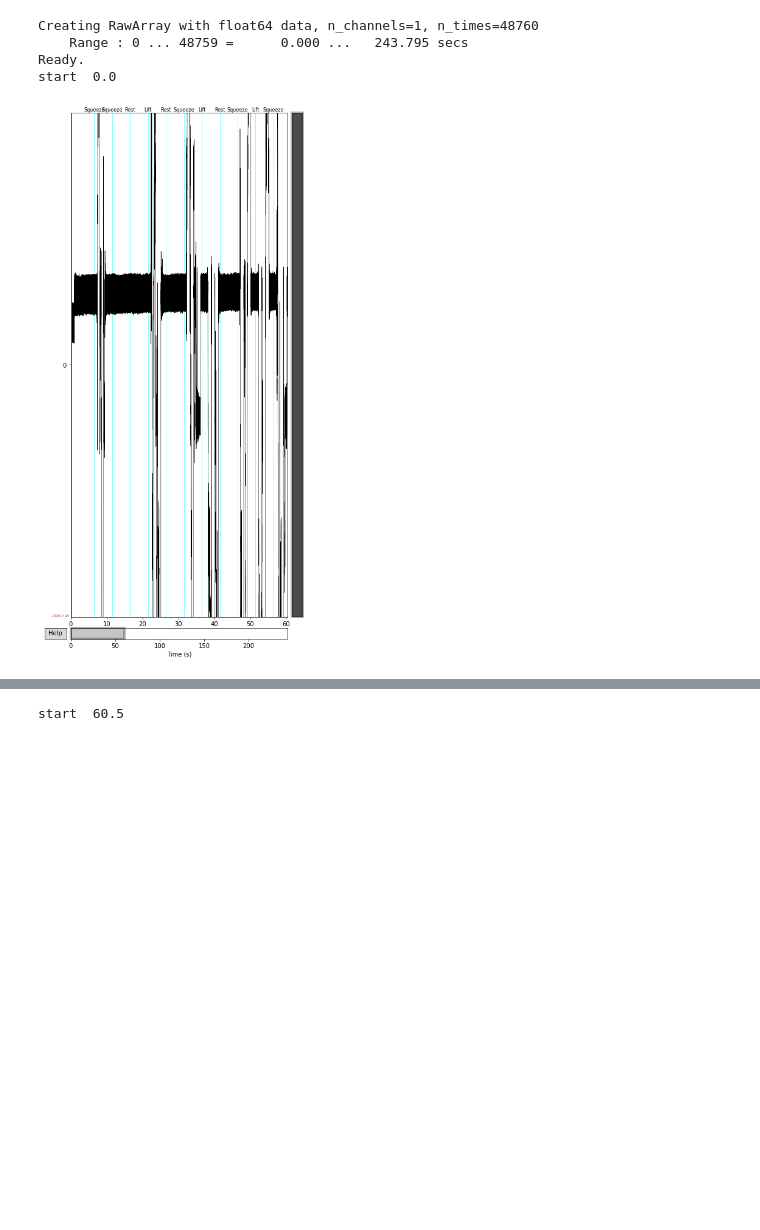
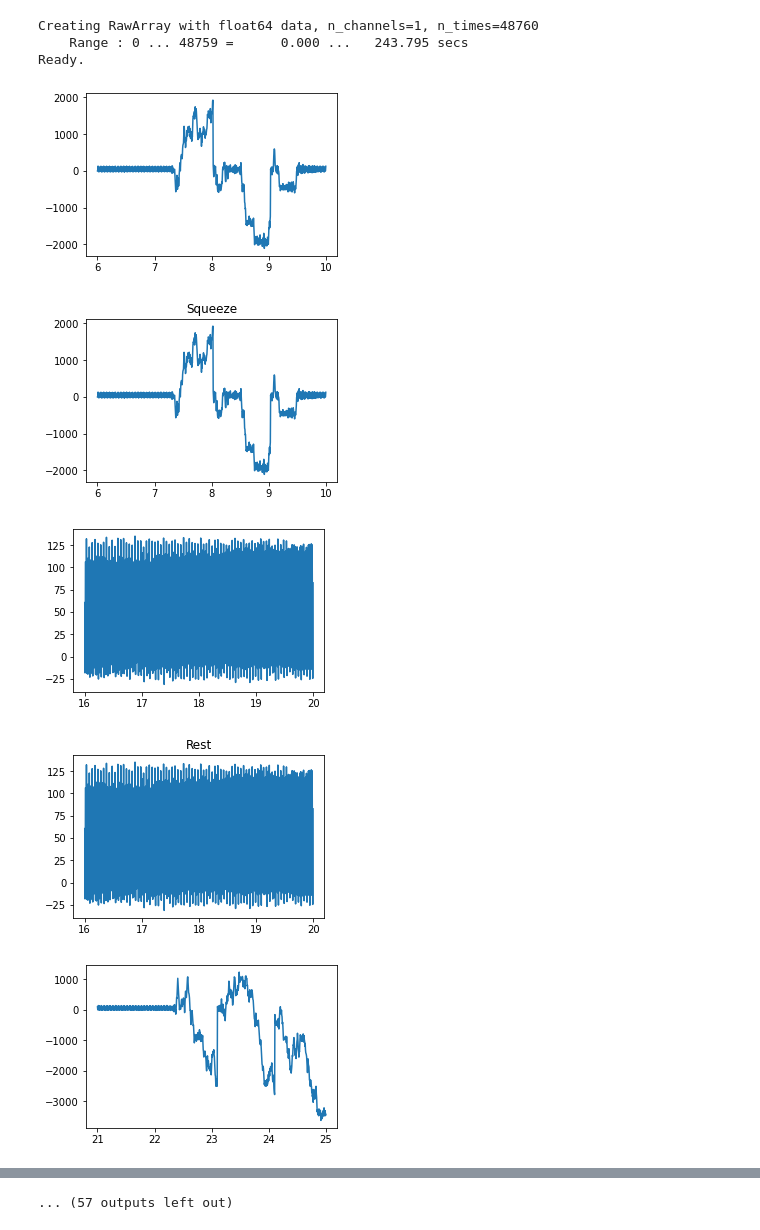
Before and after one commit to htil/PhysioGo, a Jupyter notebook: PhyisoLearn.ipynb, the cells around one changed output, grey strips where cells are left out. Saved outputs shown, nothing was run; the diff lists cells and outputs as text; code cells hidden in the pictures; blank space fills up the shorter version.

```diff
--- a/PhyisoLearn.ipynb
+++ b/PhyisoLearn.ipynb
@@ -4,6 +8,8 @@ import mne
 import numpy as np
 import pandas as pd
 import matplotlib.pyplot as plt
+from datetime import datetime
+
 
 class PhysioLearn:
     def __init__(self, num_channels, channel_type, eventFile=None, eventMapping=None):
@@ -13,10 +19,12 @@ class PhysioLearn:
         self.channelTypes = [channel_type] * num_channels
         self.channelNames = [str(n) for n in range(num_channels)]
         self.sfreq = 200
+        self.mneFactor = 1000000 # account for unit conversion if necessary
         self.markerChannel = 14
         self.eventMapping = eventMapping
         self.events = mne.read_events(eventFile)
-        self.eventsEmbeded = None
+        self.date = datetime.now().strftime("%H:%M:%S")
+        self.eventsEmbeded = []
         self.raw = None
         self.info = mne.create_info(
             ch_names=self.channelNames, sfreq=self.sfreq, ch_types=self.channelTypes)
@@ -29,50 +37,81 @@ class PhysioLearn:
             if sample != 0.0:
                 array.append([i, 0, int(sample)])
         self.eventsEmbeded = np.array(array, dtype=int)
-        df = pd.DataFrame(data=self.eventsEmbeded).to_csv('data/events-gen-eve.txt', index=None, header=None)
+        df = pd.DataFrame(data=self.eventsEmbeded).to_csv(f'data/{self.date}_events-gen-eve.txt', sep=" ", index=None, header=None)
 
 
 
     def readFile(self, location):
         self.currentFile = DataFilter.read_file(location)
         self.currentFileDf = pd.DataFrame(np.transpose(self.currentFile))
-        res = self.currentFile[1:2] / 1000000
-        self.createEvents()
+        res = self.currentFile[1:2] / self.mneFactor
         self.raw = mne.io.RawArray(res, self.info)
 
-        '''
-        self.raw.plot(events=self.eventsEmbeded, start=30, duration=30.0,
-                 event_id=self.eventMapping)
-        '''
-        #plt.savefig('raw.png')
 
     def getDataDuration(self):
         #seconds
         return len(self.currentFile[0]) / self.sfreq
 
     def createPlots(self):
         duration = round(self.getDataDuration() - 2)
         window_size = duration / 4
+        if len(self.eventsEmbeded) == 0:
+            events = self.events
+        else:
+            events = self.eventsEmbeded
         for i in range(4):
             start = i * window_size
-            print("start ", start)
-            self.raw.plot(events=self.eventsEmbeded, start=start, duration=window_size,
+            self.raw.plot(events=events, start=start, duration=window_size,
                  event_id=self.eventMapping)
+
+    def getEvents(self):
+        if len(self.eventsEmbeded) == 0:
+            events = self.events
+        else:
+            events = self.eventsEmbeded
+
+        return events
+
+
+    def plotEvents(self, eventDuration):
+        events = self.getEvents()
+        e_map = {100: 'Rest', 99: 'Lift', 98: 'Squeeze' }
+        for event in events:
+            data, times = self.getEpoch(int(event[0] / self.sfreq), eventDuration)
+            fig, ax = plt.subplots(figsize=(4.5, 3))
+            title = e_map[event[2]]
+            plt.title(title)
+            ax.plot(times, data[0] * self.mneFactor)
+            #plt.savefig('raw.png')
+
+    def getEpoch(self, start, eventDuration):
+        start = start * self.sfreq
+        duration = eventDuration * self.sfreq
+        stop = start + duration
+        data, times = self.raw.get_data(return_times=True, start=start, stop=stop)
+        fig, ax = plt.subplots(figsize=(4.5, 3))
+        ax.plot(times, data[0] * self.mneFactor)
+        return data, times
 
     def start(self):
         self.readFile("data/trial1.csv")
-        self.createPlots()
-        duration = self.getDataDuration()
+        #self.createEvents()
+        #self.createPlots()
+        self.plotEvents(4)
+        #data, times = self.getEpoch(0, 10)
 
 def main():
     event_mapping = {'Rest': 100, 'Lift': 99, 'Squeeze': 98}
-    learn = PhysioLearn(1, "emg", "data/events-eve.txt", event_mapping)
+    learn = PhysioLearn(1, "emg", "data/events-gen-cleaned-eve.txt", event_mapping)
     learn.start()
 
 main()
 # %% [output]
 Creating RawArray with float64 data, n_channels=1, n_times=48760
     Range : 0 ... 48759 =      0.000 ...   243.795 secs
 Ready.
-start  0.0
-[figure, old version]
+[figure, new version]
+[figure, new version]
+[figure, new version]
+[figure, new version]
+[figure, added]
@@ -79 +124 @@ start  0.0
-start  60.5
+... (57 outputs left out)
```
Also changed, not shown: parts of 2 cells of this notebook, 2 other files.
